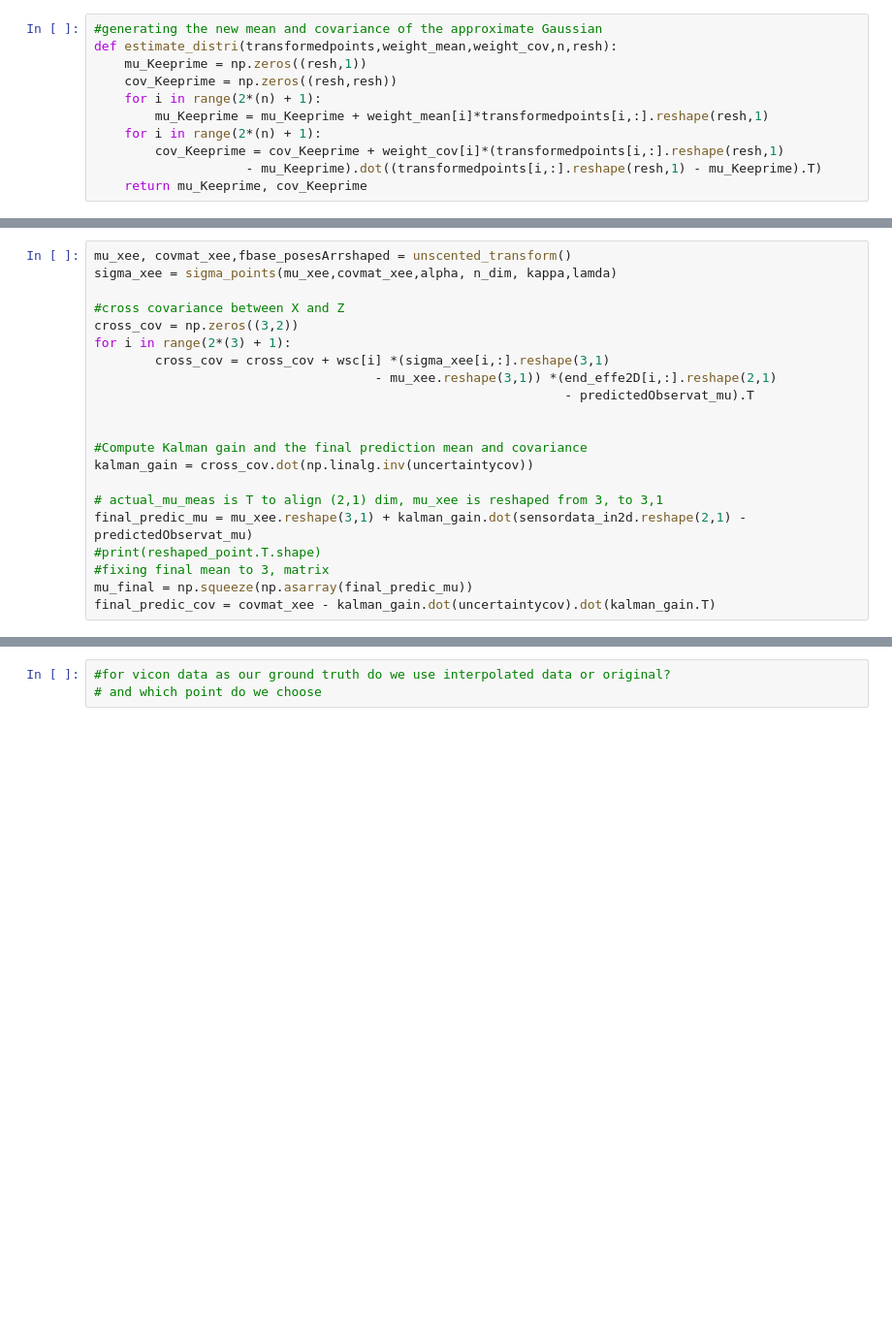
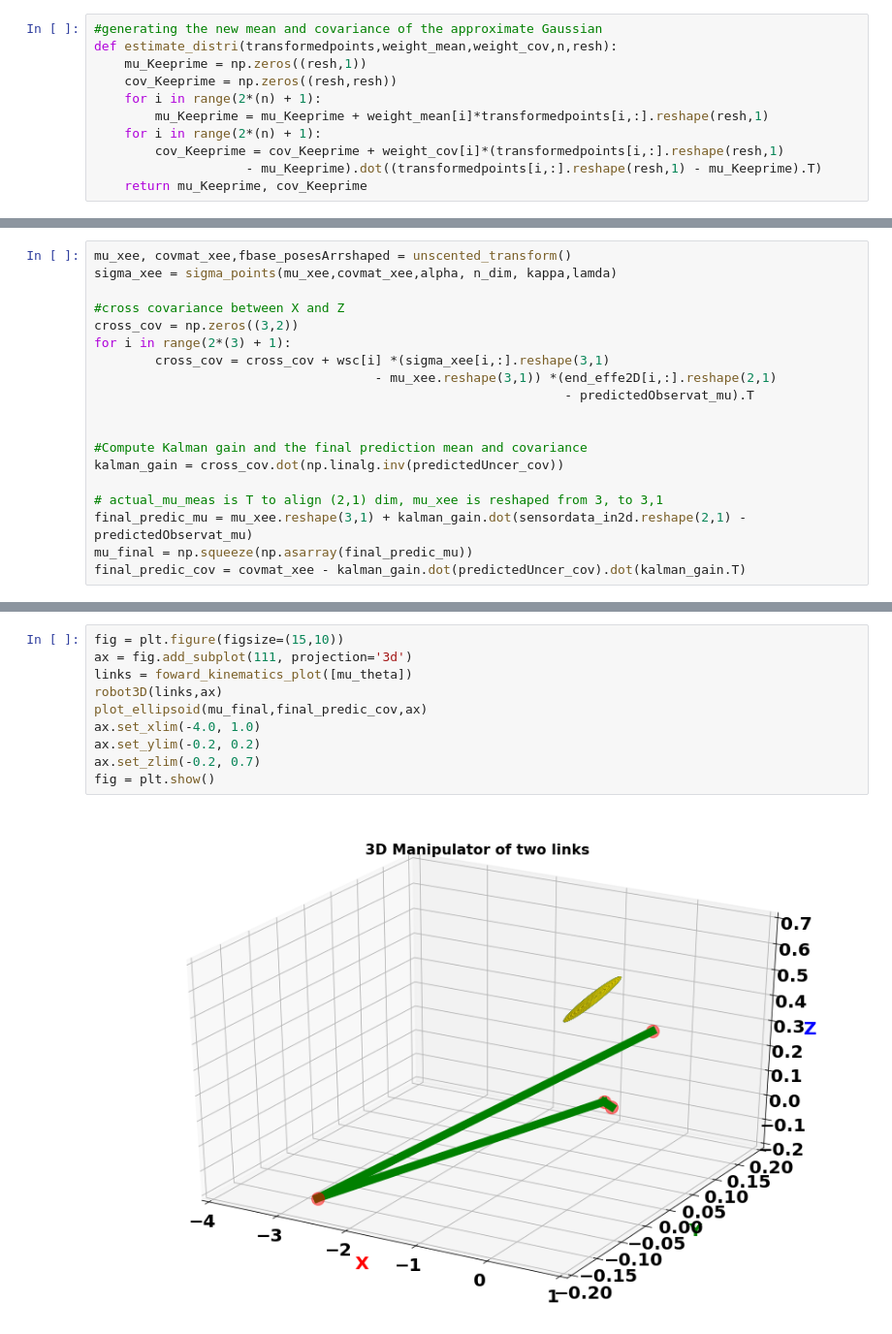
Before and after one commit to ZimmieSj/ut-kinematics, a Jupyter notebook: notebooks/Packbot_state_estimation.ipynb, the cells around one changed output, grey strips where cells are left out. Shown: that part at 97% size. Saved outputs shown, nothing was run; the diff lists cells and outputs as text; blank space fills up the shorter version.

```diff
--- a/notebooks/Packbot_state_estimation.ipynb
+++ b/notebooks/Packbot_state_estimation.ipynb
@@ -424,11 +478,9 @@ for i in range(2*(3) + 1):
 
 
 #Compute Kalman gain and the final prediction mean and covariance
-kalman_gain = cross_cov.dot(np.linalg.inv(uncertaintycov))
+kalman_gain = cross_cov.dot(np.linalg.inv(predictedUncer_cov))
 
 # actual_mu_meas is T to align (2,1) dim, mu_xee is reshaped from 3, to 3,1
 final_predic_mu = mu_xee.reshape(3,1) + kalman_gain.dot(sensordata_in2d.reshape(2,1) - predictedObservat_mu)
-#print(reshaped_point.T.shape)
-#fixing final mean to 3, matrix
 mu_final = np.squeeze(np.asarray(final_predic_mu))
-final_predic_cov = covmat_xee - kalman_gain.dot(uncertaintycov).dot(kalman_gain.T)
+final_predic_cov = covmat_xee - kalman_gain.dot(predictedUncer_cov).dot(kalman_gain.T)
@@ -443,4 +487,13 @@ print(final_predic_cov)
-# %%
-#for vicon data as our ground truth do we use interpolated data or original?
-# and which point do we choose
+# %%
+fig = plt.figure(figsize=(15,10))
+ax = fig.add_subplot(111, projection='3d')
+links = foward_kinematics_plot([mu_theta])
+robot3D(links,ax)
+plot_ellipsoid(mu_final,final_predic_cov,ax)
+ax.set_xlim(-4.0, 1.0)
+ax.set_ylim(-0.2, 0.2)
+ax.set_zlim(-0.2, 0.7)
+fig = plt.show()
+# %% [output]
+[figure, added]
 # %%
```
Also changed, not shown: parts of 31 cells of this notebook.
